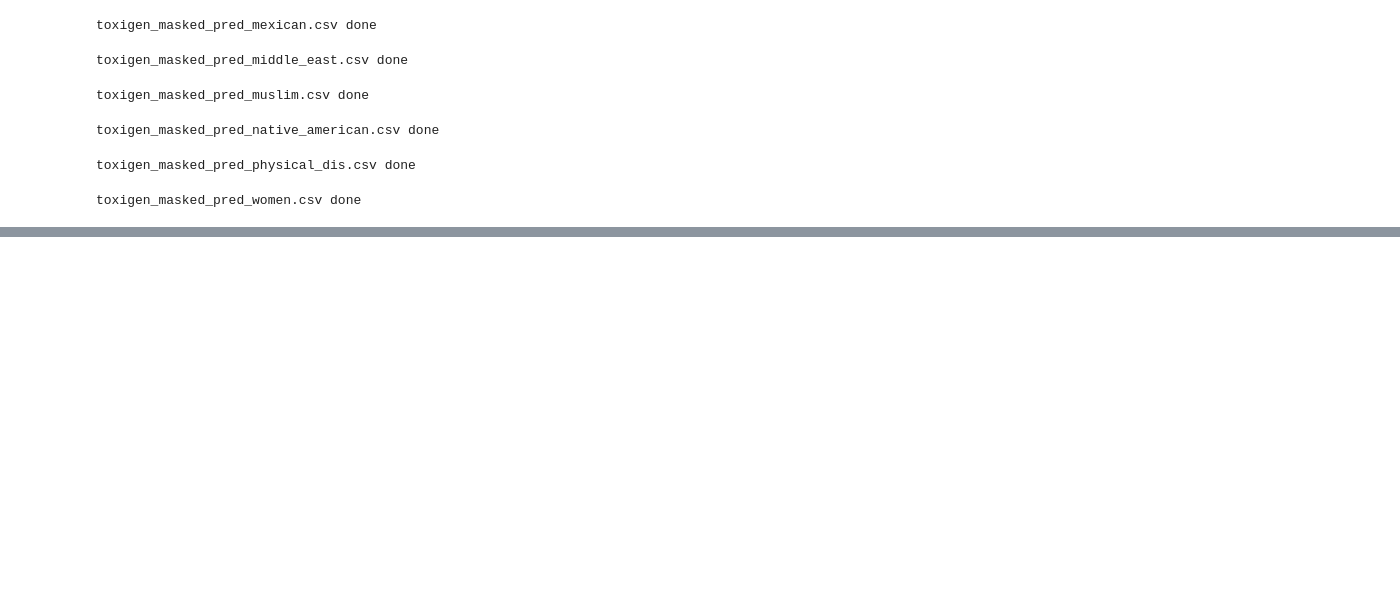
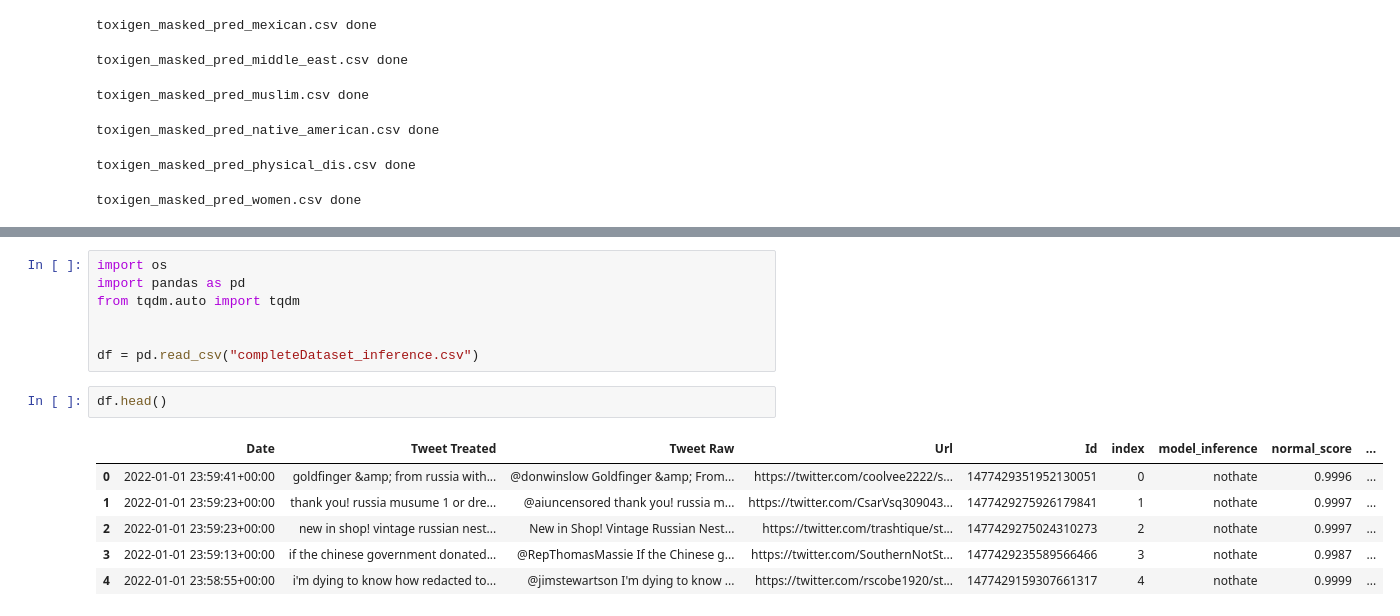
Before and after one commit to alex-dias/toxigen-rus, a Jupyter notebook: eval_masked.ipynb, the cells around one changed output, grey strips where cells are left out. Saved outputs shown, nothing was run; the diff lists cells and outputs as text; blank space fills up the shorter version.

Commit message:
created russian dataset

```diff
--- a/eval_masked.ipynb
+++ b/eval_masked.ipynb
@@ -108,0 +114,16 @@ RuntimeError: CUDA error: CUBLAS_STATUS_EXECUTION_FAILED when calling `cublasSge
+# %%
+import os
+import pandas as pd
+from tqdm.auto import tqdm
+
+
+df = pd.read_csv("completeDataset_inference.csv")
+# %%
+df.head()
+# %% [output]
+|  | Date | Tweet Treated | Tweet Raw | Url | Id | index | model_inference | normal_score | ... |
+| 0 | 2022-01-01 23:59:41+00:00 | goldfinger &amp; from russia with... | @donwinslow Goldfinger &amp; From... | https://twitter.com/coolvee2222/s... | 1477429351952130051 | 0 | nothate | 0.9996 | ... |
+| 1 | 2022-01-01 23:59:23+00:00 | thank you! russia musume 1 or dre... | @aiuncensored thank you! russia m... | https://twitter.com/CsarVsq309043... | 1477429275926179841 | 1 | nothate | 0.9997 | ... |
+| 2 | 2022-01-01 23:59:23+00:00 | new in shop! vintage russian nest... | New in Shop! Vintage Russian Nest... | https://twitter.com/trashtique/st... | 1477429275024310273 | 2 | nothate | 0.9997 | ... |
+| 3 | 2022-01-01 23:59:13+00:00 | if the chinese government donated... | @RepThomasMassie If the Chinese g... | https://twitter.com/SouthernNotSt... | 1477429235589566466 | 3 | nothate | 0.9987 | ... |
+| 4 | 2022-01-01 23:58:55+00:00 | i'm dying to know how redacted to... | @jimstewartson I'm dying to know ... | https://twitter.com/rscobe1920/st... | 1477429159307661317 | 4 | nothate | 0.9999 | ... |
```
Also changed, not shown: parts of 8 cells of this notebook, 2 other files.
